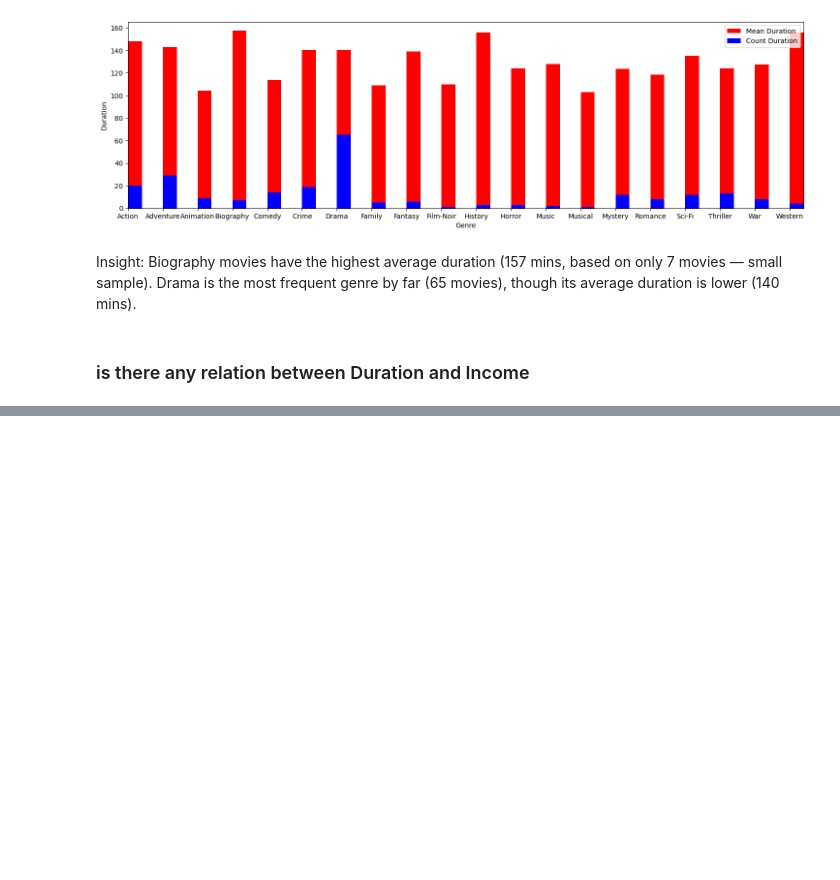
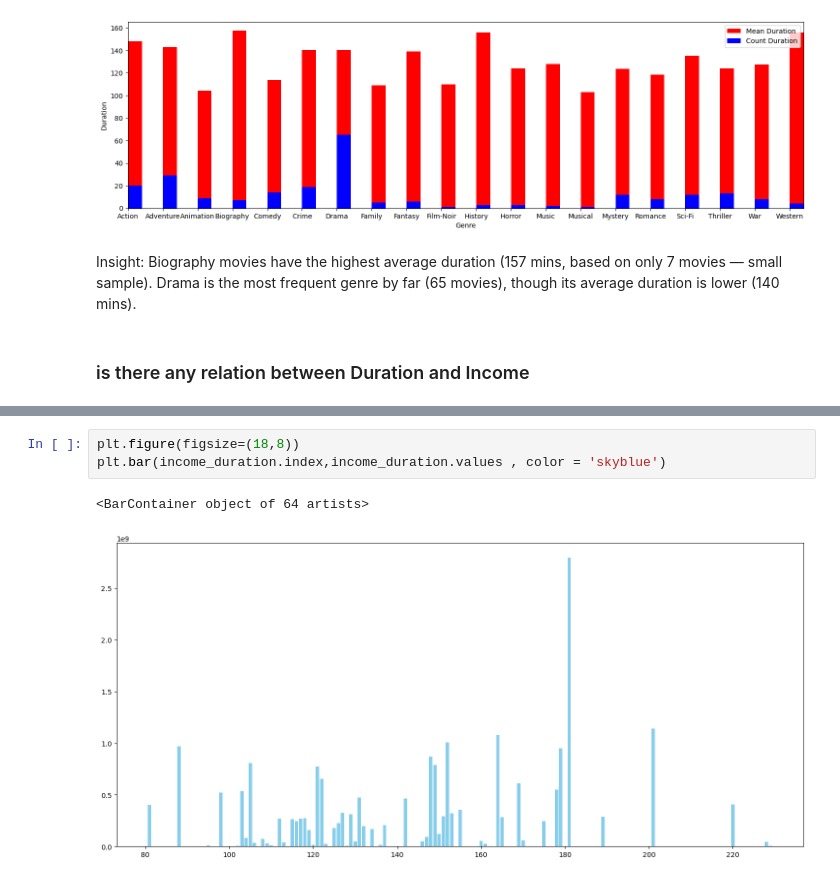
Before and after one commit to Sreesanth-e/EDA, a Jupyter notebook: IMDB/IMDB_EDA.ipynb, the cells around one changed output, grey strips where cells are left out. Cells and saved outputs as stored; diff of their text form; blank space fills up the shorter version.

```diff
--- a/IMDB/IMDB_EDA.ipynb
+++ b/IMDB/IMDB_EDA.ipynb
@@ -1203,0 +1205,6 @@ genre_duration.plot(kind='bar')
+# %%
+plt.figure(figsize=(18,8))
+plt.bar(income_duration.index,income_duration.values , color = 'skyblue')
+# %% [output]
+<BarContainer object of 64 artists>
+[figure, added]
```
Also changed, not shown: parts of 23 cells of this notebook.
